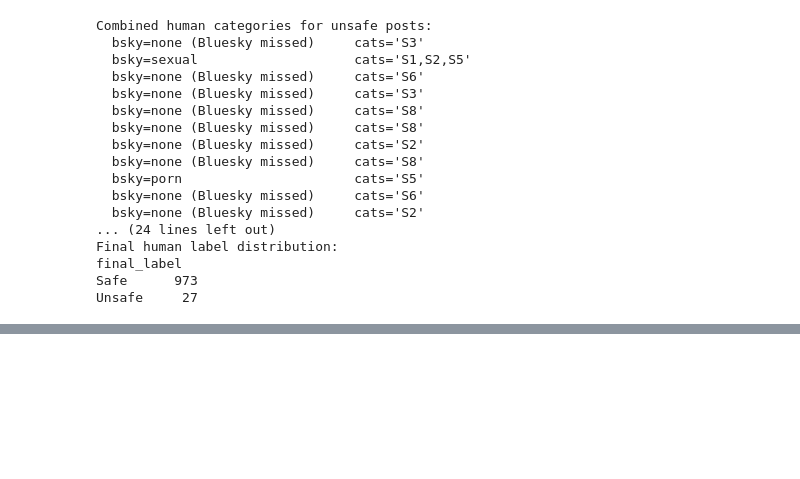
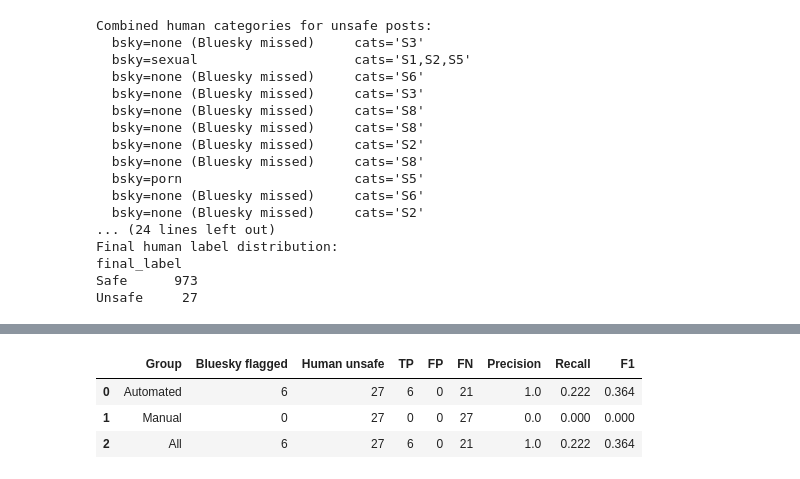
Before and after one commit to Ines-Abdelaziz/feedback-bluesky, a Jupyter notebook: firehose_analysis.ipynb, the cells around one changed output, grey strips where cells are left out. Cells and saved outputs as stored; diff of their text form; code cells hidden in the pictures; blank space fills up the shorter version.

```diff
--- a/firehose_analysis.ipynb
+++ b/firehose_analysis.ipynb
@@ -1052,2 +1051,55 @@ plt.show()
 # %%
+# Precision & Recall for Automated vs Manual label groups
+AUTOMATED = {"porn", "sexual", "nudity", "self-harm", "graphic-media"}
+MANUAL = {"threat", "intolerant", "rude"}
+
+print("=== PRECISION & RECALL BY LABEL GROUP ===")
+print("(Bluesky=predicted, Human final consensus=ground truth)\n")
+
+rows_pr = []
+for group_name, group_labels in [
+    ("Automated", AUTOMATED),
+    ("Manual", MANUAL),
+    ("All", AUTOMATED | MANUAL),
+]:
+    # y_pred = 1 if Bluesky used ANY label from this group
+    y_pred = [
+        (
+            1
+            if any(
+                l in group_labels for l in fh_posts.get(p, {}).get("bluesky_labels", [])
+            )
+            else 0
+        )
+        for p in common
+    ]
+    y_true = [1 if final_map[p] == "Unsafe" else 0 for p in common]
+
+    tp = sum(1 for t, p in zip(y_true, y_pred) if t == 1 and p == 1)
+    fp = sum(1 for t, p in zip(y_true, y_pred) if t == 0 and p == 1)
+    fn = sum(1 for t, p in zip(y_true, y_pred) if t == 1 and p == 0)
+
+    prec = tp / (tp + fp) if (tp + fp) > 0 else 0
+    recall = tp / (tp + fn) if (tp + fn) > 0 else 0
+    f1 = 2 * prec * recall / (prec + recall) if (prec + recall) > 0 else 0
+
+    print(f"{group_name} labels:")
+    print(f"  Bluesky flagged: {sum(y_pred)}  Human unsafe: {sum(y_true)}")
+    print(f"  TP={tp}  FP={fp}  FN={fn}")
+    print(f"  Precision: {prec:.3f}  Recall: {recall:.3f}  F1: {f1:.3f}\n")
+    rows_pr.append(
+        {
+            "Group": group_name,
+            "Bluesky flagged": sum(y_pred),
+            "Human unsafe": sum(y_true),
+            "TP": tp,
+            "FP": fp,
+            "FN": fn,
+            "Precision": round(prec, 3),
+            "Recall": round(recall, 3),
+            "F1": round(f1, 3),
+        }
+    )
+
+pd.DataFrame(rows_pr)
 # %% [output]
@@ -1070,0 +1123,4 @@ Combined human categories for unsafe posts:
+|  | Group | Bluesky flagged | Human unsafe | TP | FP | FN | Precision | Recall | F1 |
+| 0 | Automated | 6 | 27 | 6 | 0 | 21 | 1.0 | 0.222 | 0.364 |
+| 1 | Manual | 0 | 27 | 0 | 0 | 27 | 0.0 | 0.000 | 0.000 |
+| 2 | All | 6 | 27 | 6 | 0 | 21 | 1.0 | 0.222 | 0.364 |
```
Also changed, not shown: parts of 6 cells of this notebook, 7 other files.
